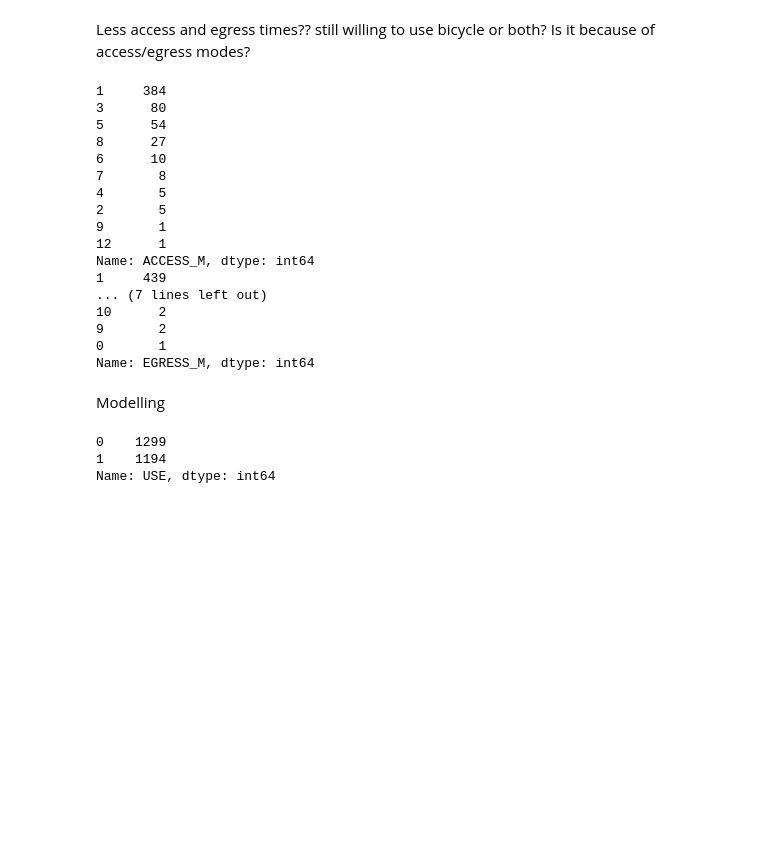
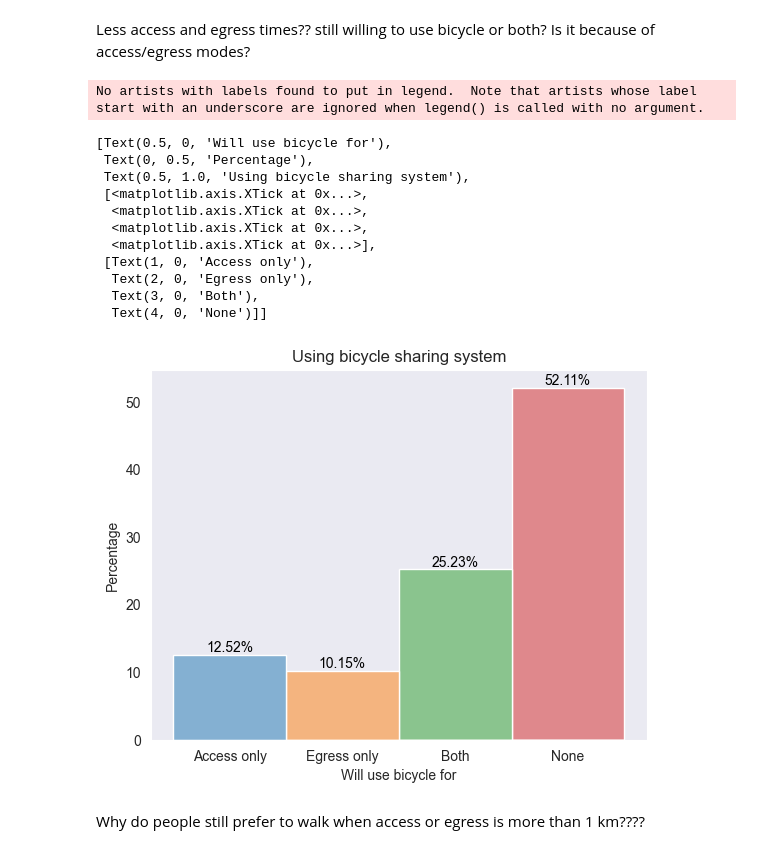
Before and after one commit to Gavaskar24/Metro, a Jupyter notebook: EDA.ipynb, the cells around one changed output. Drawn from its saved outputs; the diff is of its cells as text; code cells hidden in the pictures; blank space fills up the shorter version.

```diff
--- a/EDA.ipynb
+++ b/EDA.ipynb
@@ -1395,37 +1388,38 @@ sns.jointplot(data=df1,x='ACCESS_TIME',y='EGRESS_TIME',kind='reg')
 [figure]
 # %% [markdown]
 Less access and egress times?? still willing to use bicycle or both? Is it because of access/egress modes?
-# %%
-df1=df[df['RENT_BICYCLE']==3]
-df1=df1.loc[(df1['ACCESS_TIME']<=20) & (df1['EGRESS_TIME']<=20)]
-print(df1['ACCESS_M'].value_counts())
-print(df1['EGRESS_M'].value_counts())
-# %% [output]
-1     384
-3      80
-5      54
-8      27
-6      10
-7       8
-4       5
-2       5
-9       1
-12      1
-Name: ACCESS_M, dtype: int64
-1     439
-... (7 lines left out)
-10      2
-9       2
-0       1
-Name: EGRESS_M, dtype: int64
-# %% [markdown]
-Modelling
-# %%
-df['USE']=0
-mapper={1:1,2:1,3:1,4:0}
-df['USE']=df['RENT_BICYCLE'].map(mapper)
-df['USE'].value_counts()
-# %% [output]
-0    1299
-1    1194
-Name: USE, dtype: int64
+# %%
+sns.set_style('dark')
+ax=sns.histplot(data=df,x='RENT_BICYCLE',stat='percent',element='bars',hue='RENT_BICYCLE')
+
+ax.legend().remove()
+
+total = len(df['RENT_BICYCLE'])
+counts = df['RENT_BICYCLE'].value_counts(normalize=True).sort_index() * 100
+
+# Add percentage labels to the bars
+for i, v in enumerate(counts):
+    ax.text(i+1, v, f'{v:.2f}%', ha='center', va='bottom', color='black')
+ax.set(
+    xlabel='Will use bicycle for',
+    ylabel='Percentage',
+    title='Using bicycle sharing system',
+    xticks=[1,2,3,4],
+    xticklabels=['Access only','Egress only','Both','None']
+)
+# %% [output]
+No artists with labels found to put in legend.  Note that artists whose label start with an underscore are ignored when legend() is called with no argument.
+[Text(0.5, 0, 'Will use bicycle for'),
+ Text(0, 0.5, 'Percentage'),
+ Text(0.5, 1.0, 'Using bicycle sharing system'),
+ [<matplotlib.axis.XTick at 0x...>,
+  <matplotlib.axis.XTick at 0x...>,
+  <matplotlib.axis.XTick at 0x...>,
+  <matplotlib.axis.XTick at 0x...>],
+ [Text(1, 0, 'Access only'),
+  Text(2, 0, 'Egress only'),
+  Text(3, 0, 'Both'),
+  Text(4, 0, 'None')]]
+[figure, added]
+# %% [markdown]
+Why do people still prefer to walk when access or egress is more than 1 km????
```
Also changed, not shown: parts of 3 cells of this notebook.
